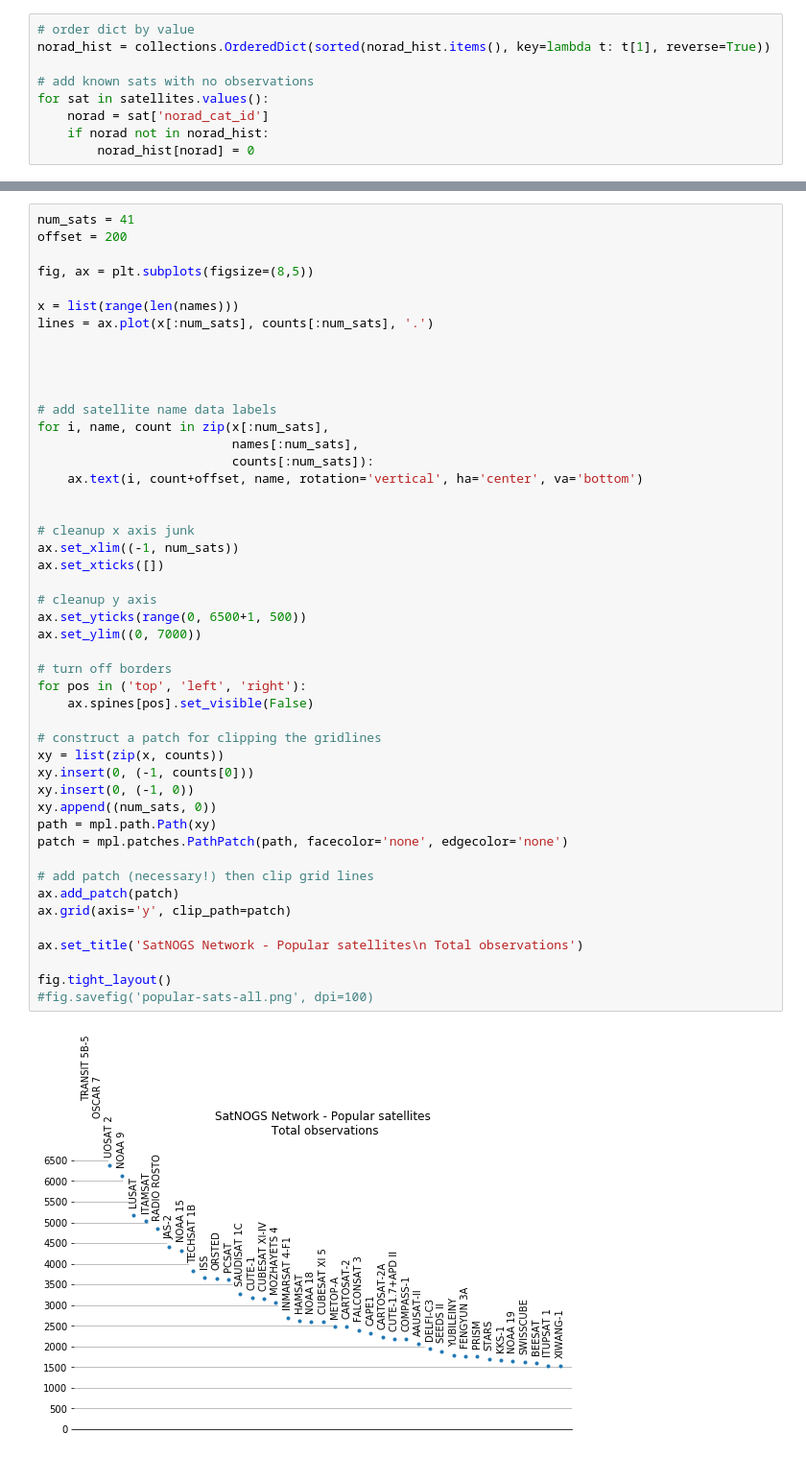
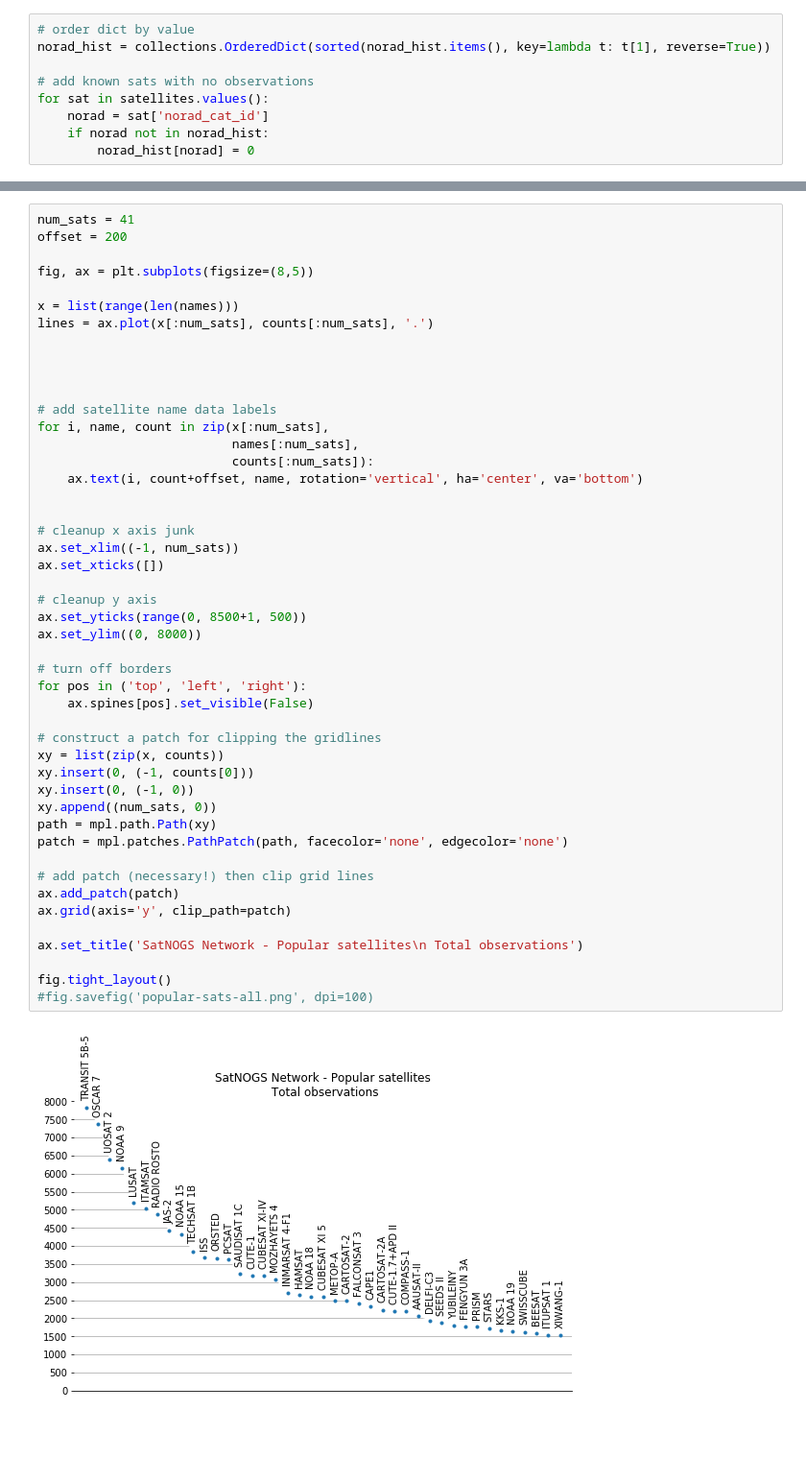
Before and after one commit to wiredlab/scheduling-bazaar, a Jupyter notebook: notebooks/observations-satellites.ipynb, the cells around one changed output, grey strips where cells are left out. Shown: that part at 96% size. Cells and saved outputs as stored; diff of their text form; blank space fills up the shorter version.

```diff
--- a/notebooks/observations-satellites.ipynb
+++ b/notebooks/observations-satellites.ipynb
@@ -108,36 +110,36 @@ for i, name, count in zip(x[:num_sats],
     ax.text(i, count+offset, name, rotation='vertical', ha='center', va='bottom')
 
 
 # cleanup x axis junk
 ax.set_xlim((-1, num_sats))
 ax.set_xticks([])
 
 # cleanup y axis
-ax.set_yticks(range(0, 6500+1, 500))
-ax.set_ylim((0, 7000))
+ax.set_yticks(range(0, 8500+1, 500))
+ax.set_ylim((0, 8000))
 
 # turn off borders
 for pos in ('top', 'left', 'right'):
     ax.spines[pos].set_visible(False)
 
 # construct a patch for clipping the gridlines
 xy = list(zip(x, counts))
 xy.insert(0, (-1, counts[0]))
 xy.insert(0, (-1, 0))
 xy.append((num_sats, 0))
 path = mpl.path.Path(xy)
 patch = mpl.patches.PathPatch(path, facecolor='none', edgecolor='none')
 
 # add patch (necessary!) then clip grid lines
 ax.add_patch(patch)
 ax.grid(axis='y', clip_path=patch)
 
 ax.set_title('SatNOGS Network - Popular satellites\n Total observations')
 
 fig.tight_layout()
 #fig.savefig('popular-sats-all.png', dpi=100)
 # %% [output]
-[figure, old version]
+[figure, new version]
 # %%
 # normalize to average obs/day
 for norad in norad_hist.keys():
```
Also changed, not shown: parts of 4 cells of this notebook, 1 other file.
